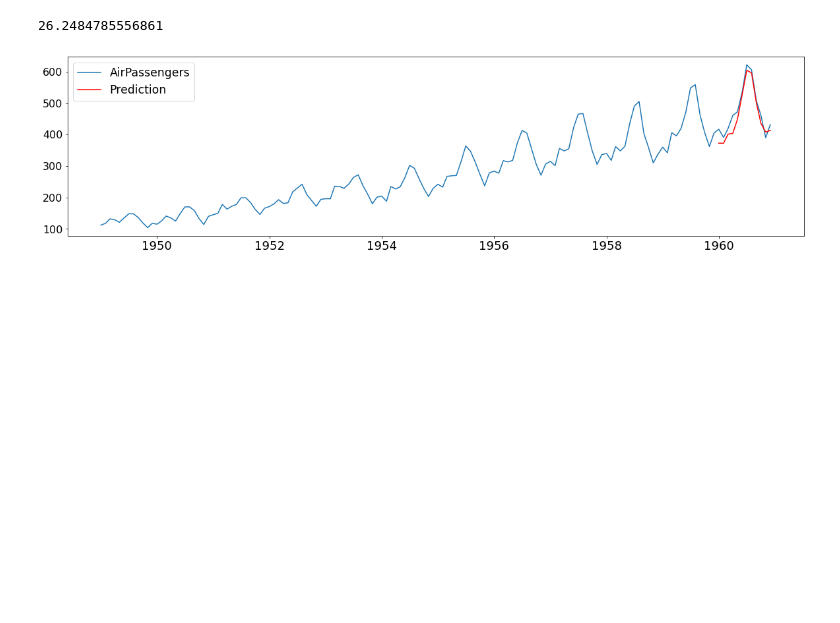
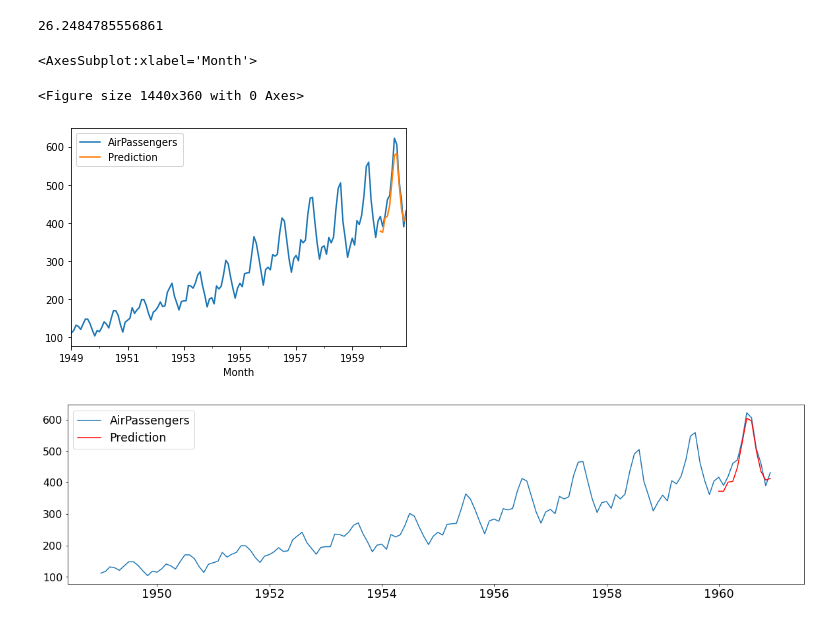
Before and after one commit to AmirRazaMBA/TensorFlow-Certification, a Jupyter notebook: 4. Time Series/AZ/TS_Forecasting/09_airpassengers_forecast.ipynb, the cells around one changed output. Drawn from its saved outputs; the diff is of its cells as text; code cells hidden in the pictures; blank space fills up the shorter version.

```diff
--- a/4. Time Series/AZ/TS_Forecasting/09_airpassengers_forecast.ipynb
+++ b/4. Time Series/AZ/TS_Forecasting/09_airpassengers_forecast.ipynb
@@ -136,5 +140,11 @@ np.sqrt(mean_squared_error(df_test.iloc[-n_input:, [0]], df_test.iloc[-n_input:,
 # %% [output]
 26.2484785556861
+# %%
+df_test.plot()
+# %% [output]
+<AxesSubplot:xlabel='Month'>
+<Figure size 1440x360 with 0 Axes>
+[figure, added]
 # %%
 plt.figure(figsize=(20, 5))
 plt.plot(df_test.index, df_test['AirPassengers'])
```
Also changed, not shown: parts of 6 cells of this notebook, 5 other files.
